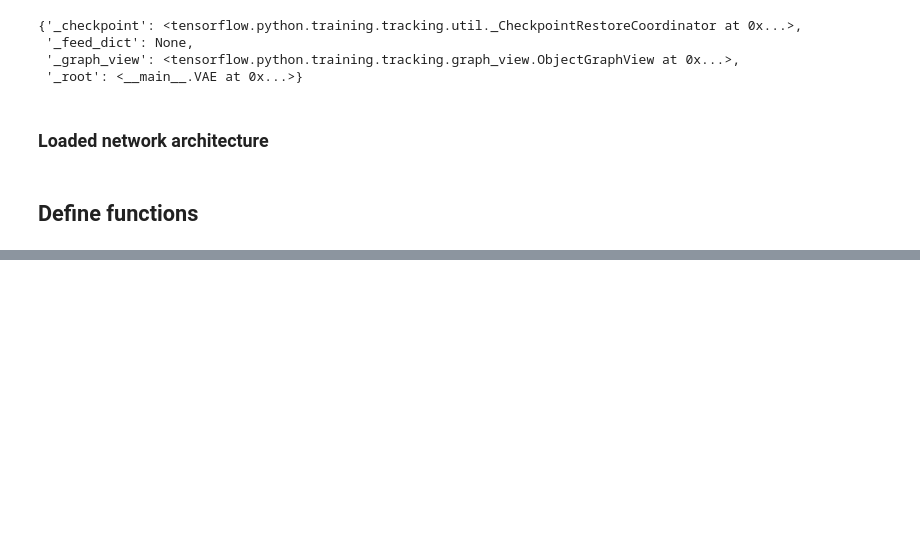
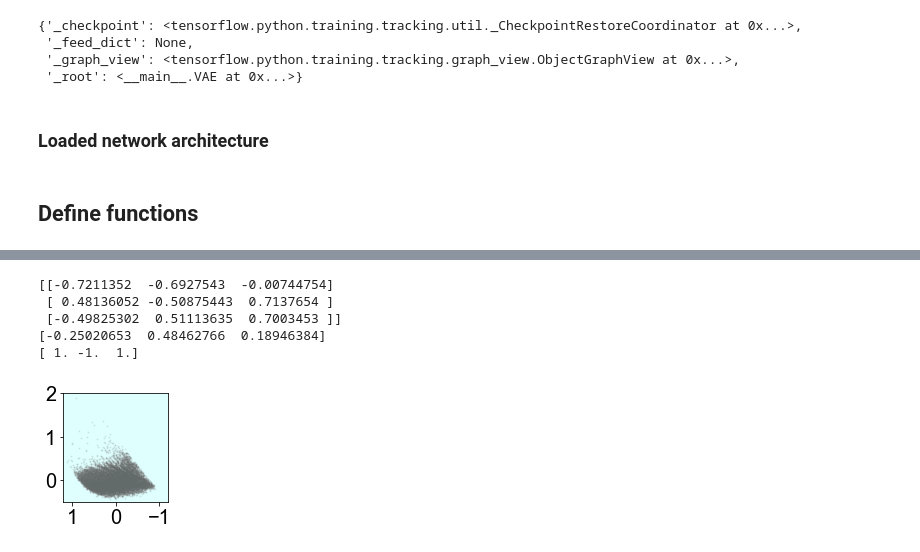
Before and after one commit to ch-tung/SQ_VAE, a Jupyter notebook: plot_latent_SQ.ipynb, the cells around one changed output, grey strips where cells are left out. Saved outputs shown, nothing was run; the diff lists cells and outputs as text; code cells hidden in the pictures; blank space fills up the shorter version.

Commit message:
plotting

```diff
--- a/plot_latent_SQ.ipynb
+++ b/plot_latent_SQ.ipynb
@@ -645,0 +376,10 @@ plot_latent_images_SVD(model, n=7, axis_0=1, axis_1=2, coord_z=-2)
+# %%
+print(U)
+print(z_mean)
+print(sgn)
+# %% [output]
+[[-0.7211352  -0.6927543  -0.00744754]
+ [ 0.48136052 -0.50875443  0.7137654 ]
+ [-0.49825302  0.51113635  0.7003453 ]]
+[-0.25020653  0.48462766  0.18946384]
+[ 1. -1.  1.]
@@ -645,0 +403,21 @@ plot_latent_images_SVD(model, n=7, axis_0=1, axis_1=2, coord_z=-2)
+# %%
+fig = plt.figure(figsize=(1.92,2))
+ax = fig.add_subplot()
+ax.scatter(zs[index_eta,1], zs[index_eta,2],
+           c='#666666',alpha=0.125,
+           s=1)
+
+ax.set_xticks([-1,0,1])
+ax.set_yticks([0,1,2])
+ax.set_xlim(-1.2,1.2)
+ax.set_ylim(-0.5,2)
+ax.set_aspect(1)
+ax.tick_params(labelsize=20)
+ax.invert_xaxis()
+ax.set_facecolor((0,1,1,0.125))
+
+scatter_name = '../Figures/lvsc2D_12.png'
+plt.savefig(scatter_name, dpi=300, bbox_inches='tight')
+plt.show()
+# %% [output]
+[figure, added]
```
Also changed, not shown: parts of 38 cells of this notebook, 1 other file.
